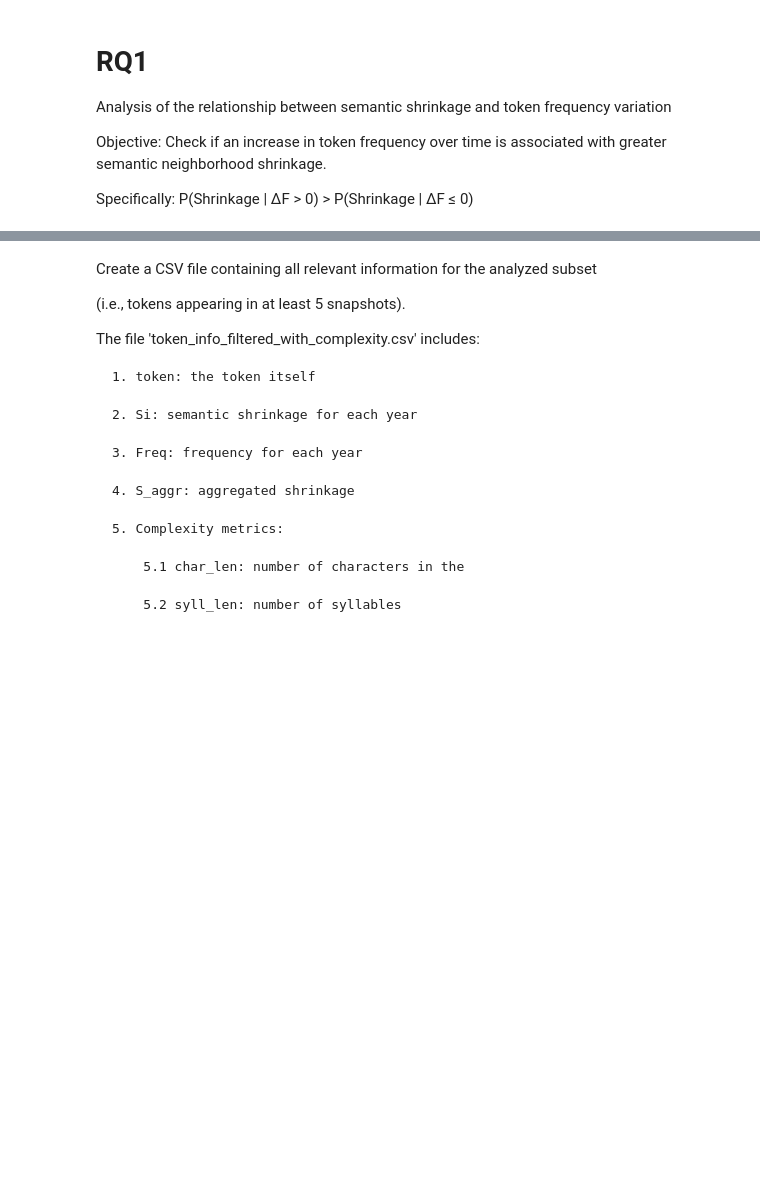
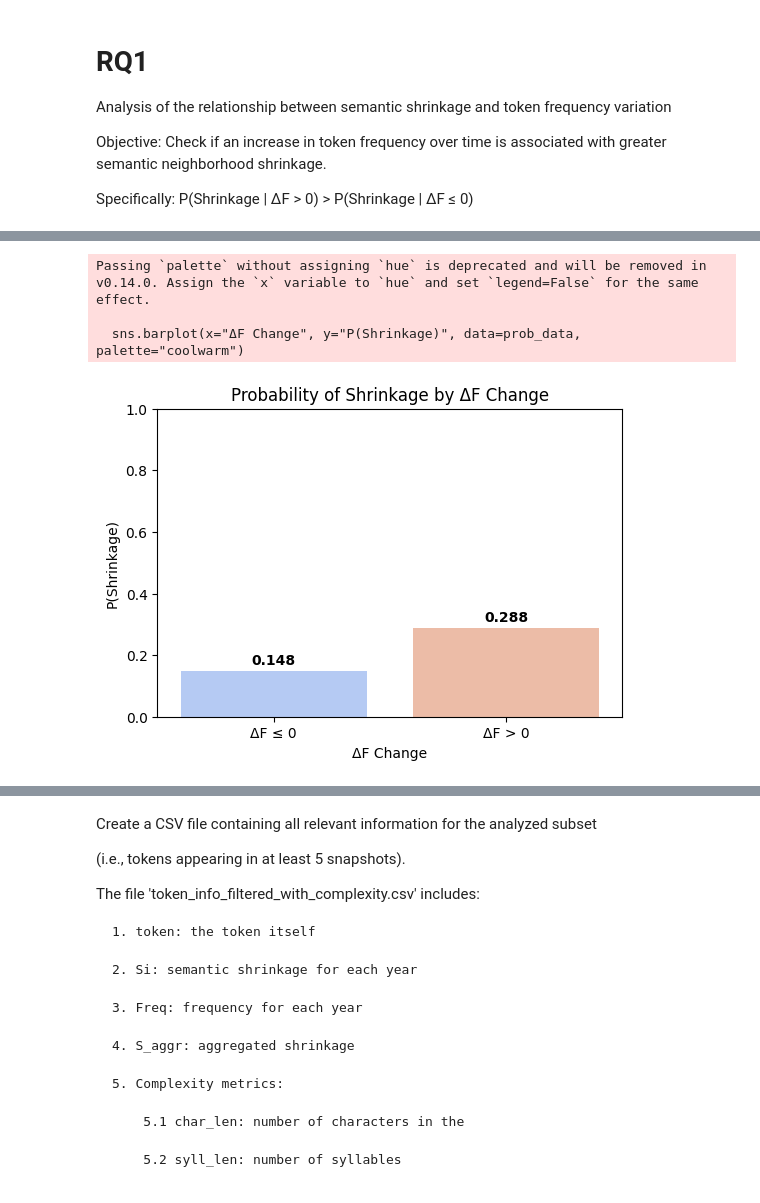
Before and after one commit to ChefBB/acn_project, a Jupyter notebook: dynet/RQ1.ipynb, the cells around one changed output, grey strips where cells are left out. Saved outputs shown, nothing was run; the diff lists cells and outputs as text; code cells hidden in the pictures; blank space fills up the shorter version.

```diff
--- a/dynet/RQ1.ipynb
+++ b/dynet/RQ1.ipynb
@@ -418,3 +442,34 @@ p-value: 0.0
+# %%
+import matplotlib.pyplot as plt
+import seaborn as sns
+import pandas as pd
+
+# --- preparazione dei dati per il bar plot ---
+prob_data = pd.DataFrame({
+    "ΔF Change": ["ΔF ≤ 0", "ΔF > 0"],
+    "P(Shrinkage)": [p_shrink_given_no_increase, p_shrink_given_increase]
+})
+
+# --- plot ---
+plt.figure(figsize=(6,4))
+sns.barplot(x="ΔF Change", y="P(Shrinkage)", data=prob_data, palette="coolwarm")
+
+# titoli e label in inglese
+plt.title("Probability of Shrinkage by ΔF Change")
+plt.xlabel("ΔF Change")
+plt.ylabel("P(Shrinkage)")
+plt.ylim(0, 1)
+
+# annotazioni sopra le barre
+for i, v in enumerate(prob_data["P(Shrinkage)"]):
+    plt.text(i, v + 0.02, f"{v:.3f}", ha="center", fontweight="bold")
+
+plt.show()
+# %% [output]
+Passing `palette` without assigning `hue` is deprecated and will be removed in v0.14.0. Assign the `x` variable to `hue` and set `legend=False` for the same effect.
+
+  sns.barplot(x="ΔF Change", y="P(Shrinkage)", data=prob_data, palette="coolwarm")
+[figure, added]
 # %%
 # plots
 import matplotlib.pyplot as plt
```
Also changed, not shown: parts of 24 cells of this notebook, 18 other files.
